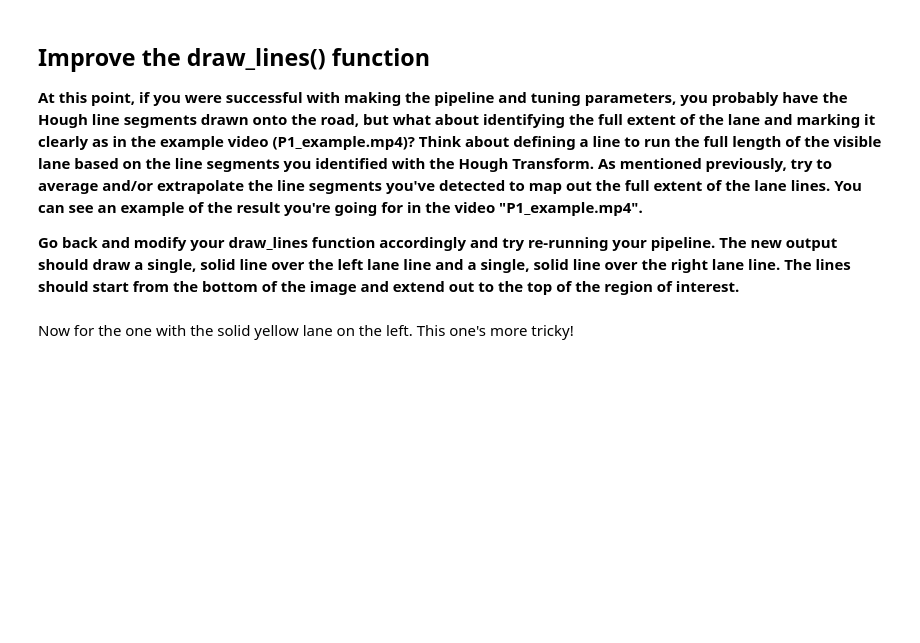
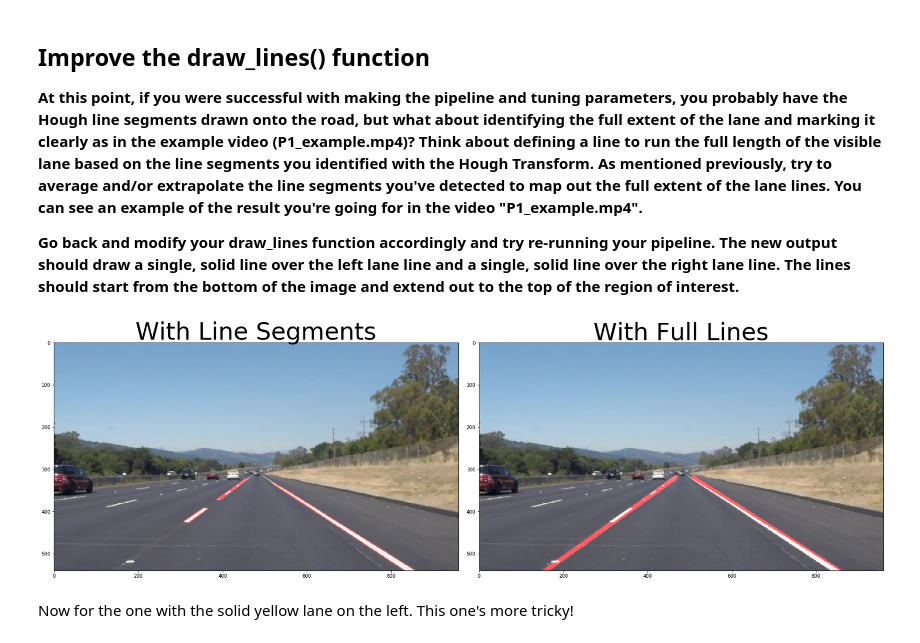
Before and after one commit to pl80tech/CarND-LaneLines-P1, a Jupyter notebook: P1.ipynb, the cells around one changed output. Cells and saved outputs as stored; diff of their text form; code cells hidden in the pictures; blank space fills up the shorter version.

Commit message:
Added code to create image with full lines from test images (for WriteUp)

```diff
--- a/P1.ipynb
+++ b/P1.ipynb
@@ -532,3 +541,11 @@ def draw_full_lane_lines(img):
+# %%
+# Show image with line segments & full line
+# solidWhiteRight.jpg
+image1_segment = mpimg.imread('test_images_output/addLine_solidWhiteRight.jpg')
+image1_full = mpimg.imread('test_images_output/addFullLine_solidWhiteRight.jpg')
+show2img(image1_segment, image1_full, 'With Line Segments', 'With Full Lines')
+# %% [output]
+[figure, added]
 # %% [markdown]
 Now for the one with the solid yellow lane on the left. This one's more tricky!
 # %%
```
Also changed, not shown: parts of 1 cell of this notebook.
